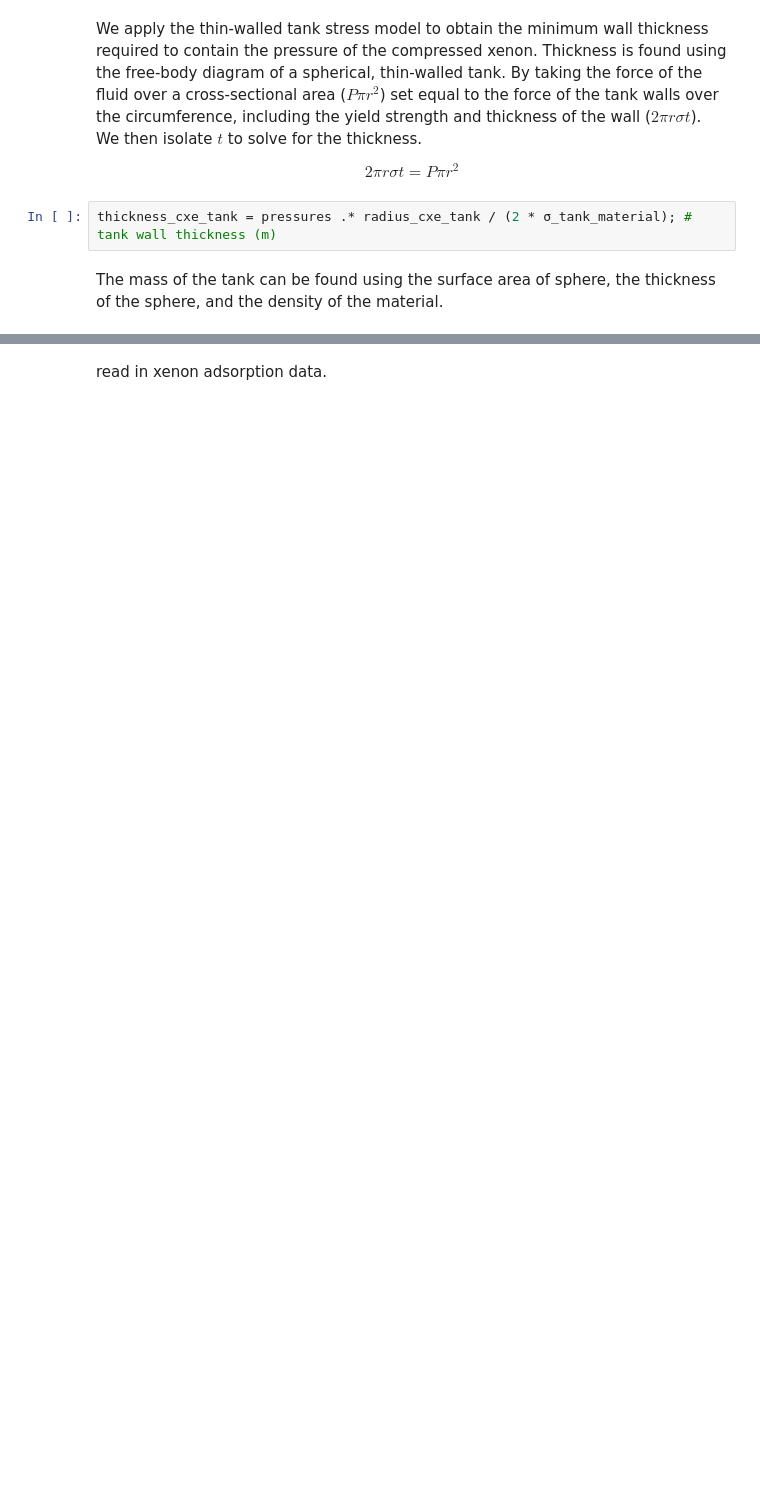
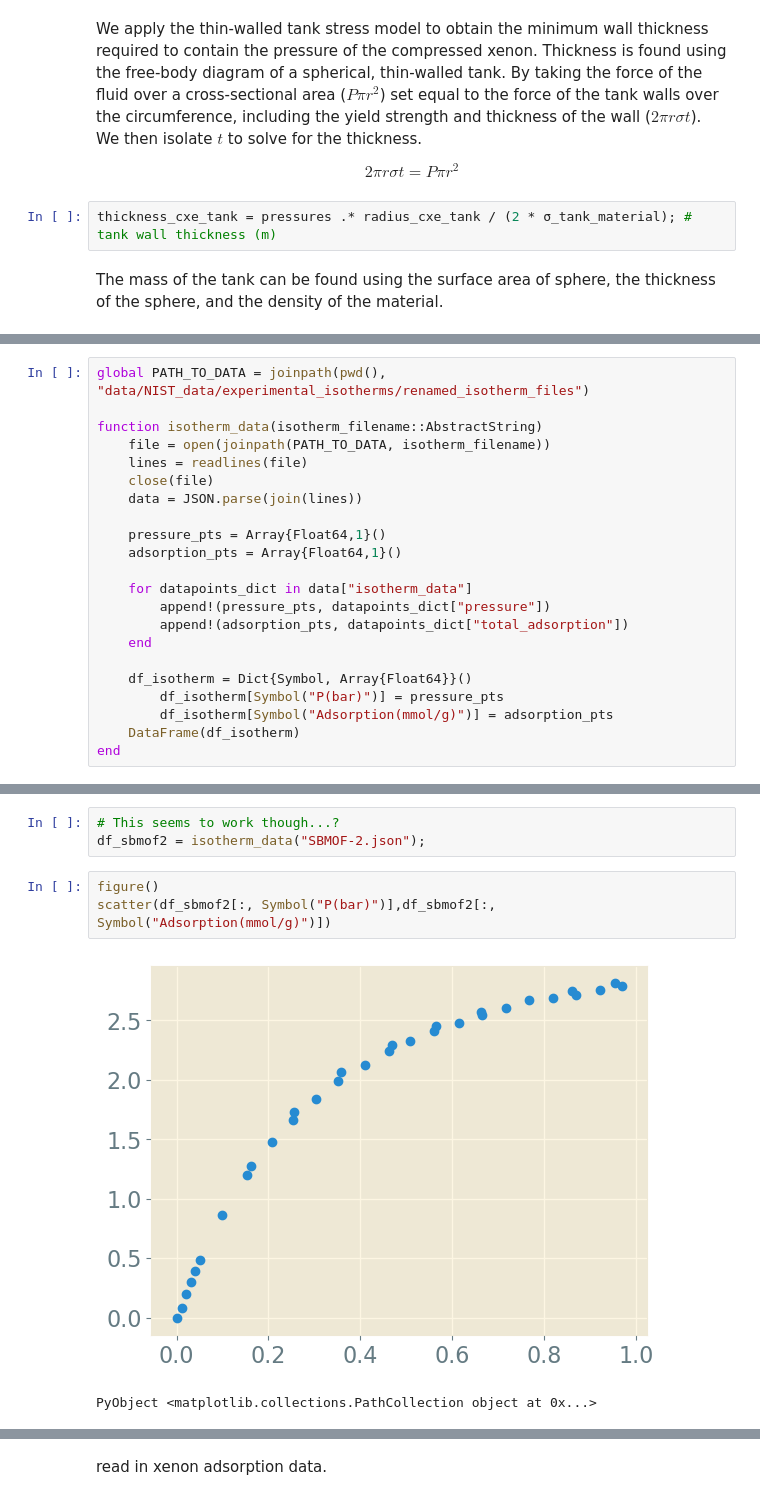
Before and after one commit to SimonEnsemble/PropellantStorage, a Jupyter notebook: Xe_Propellant_Storage.ipynb, the cells around one changed output, grey strips where cells are left out. Saved outputs shown, nothing was run; the diff lists cells and outputs as text; blank space fills up the shorter version.

```diff
--- a/Xe_Propellant_Storage.ipynb
+++ b/Xe_Propellant_Storage.ipynb
@@ -261,0 +222,22 @@ Convert isotherms to same units
+# %%
+global PATH_TO_DATA = joinpath(pwd(), "data/NIST_data/experimental_isotherms/renamed_isotherm_files")
+
+function isotherm_data(isotherm_filename::AbstractString)
+    file = open(joinpath(PATH_TO_DATA, isotherm_filename))
+    lines = readlines(file)
+    close(file)
+    data = JSON.parse(join(lines))
+
+    pressure_pts = Array{Float64,1}()
+    adsorption_pts = Array{Float64,1}()
+
+    for datapoints_dict in data["isotherm_data"]
+        append!(pressure_pts, datapoints_dict["pressure"])
+        append!(adsorption_pts, datapoints_dict["total_adsorption"])
+    end
+
+    df_isotherm = Dict{Symbol, Array{Float64}}()
+        df_isotherm[Symbol("P(bar)")] = pressure_pts
+        df_isotherm[Symbol("Adsorption(mmol/g)")] = adsorption_pts
+    DataFrame(df_isotherm)
+end
@@ -261,0 +261,9 @@ Convert isotherms to same units
+# %%
+# This seems to work though...?
+df_sbmof2 = isotherm_data("SBMOF-2.json");
+# %%
+figure()
+scatter(df_sbmof2[:, Symbol("P(bar)")],df_sbmof2[:, Symbol("Adsorption(mmol/g)")])
+# %% [output]
+[figure, added]
+PyObject <matplotlib.collections.PathCollection object at 0x...>
```
Also changed, not shown: parts of 33 cells of this notebook, 9 other files.
